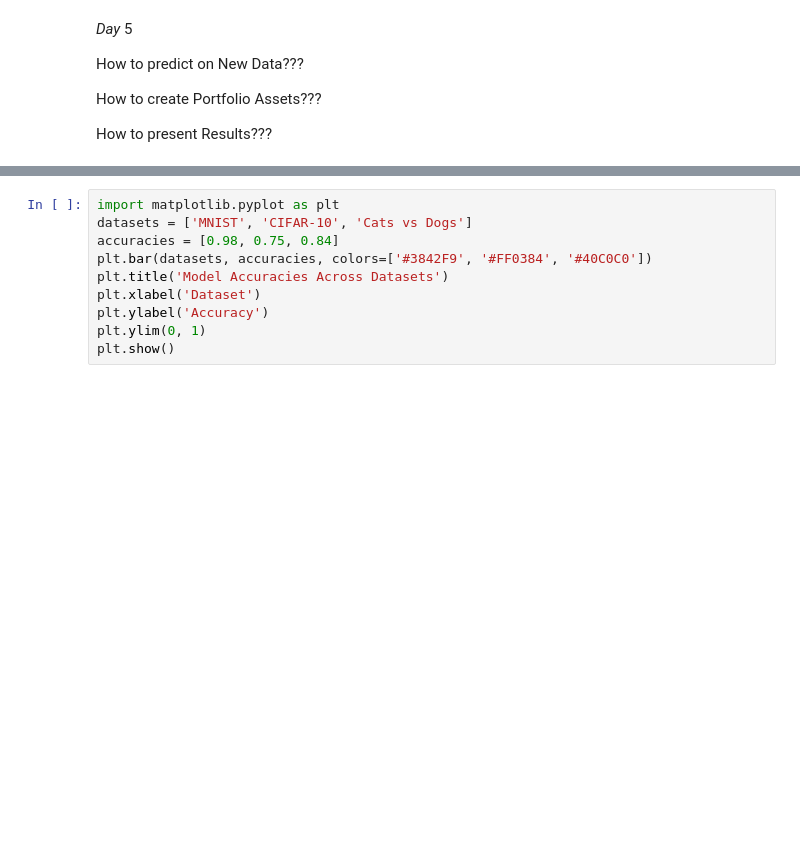
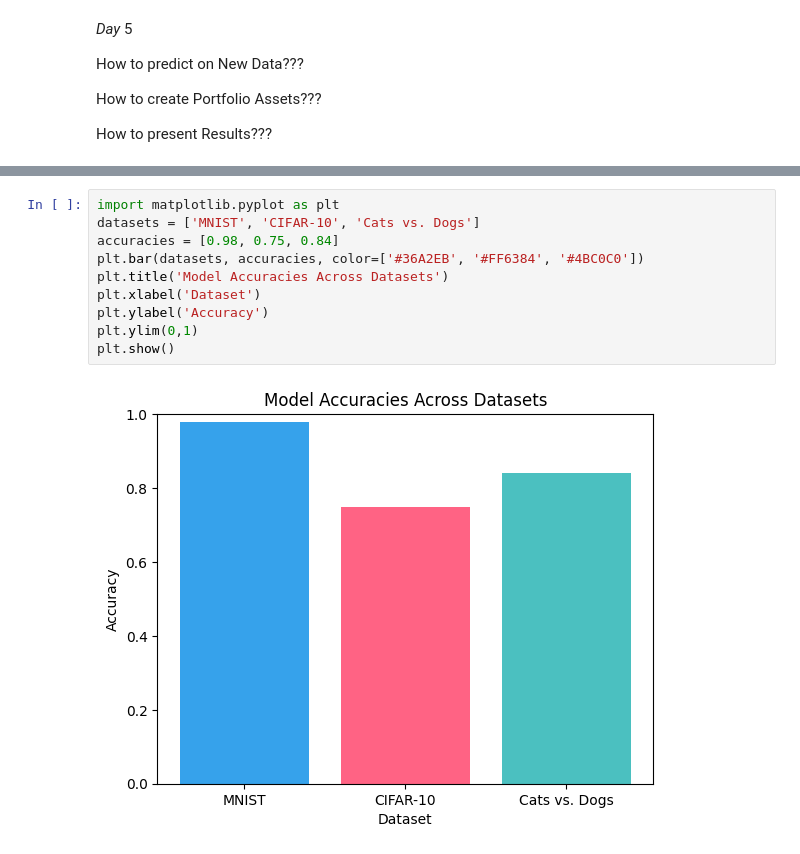
Before and after one commit to snjugunanjenga/Image-Recognition-ML-Bootcamp, a Jupyter notebook: Image_Recognition_5Days_Bootcamp.ipynb, the cells around one changed output, grey strips where cells are left out. Drawn from its saved outputs; the diff is of its cells as text; blank space fills up the shorter version.

```diff
--- a/Image_Recognition_5Days_Bootcamp.ipynb
+++ b/Image_Recognition_5Days_Bootcamp.ipynb
@@ -391,10 +447,12 @@ print('Predicted class: ', 'Dog' if prediction[0][0] > 0.5 else 'Cat')
 # %%
 import matplotlib.pyplot as plt
-datasets = ['MNIST', 'CIFAR-10', 'Cats vs Dogs']
+datasets = ['MNIST', 'CIFAR-10', 'Cats vs. Dogs']
 accuracies = [0.98, 0.75, 0.84]
-plt.bar(datasets, accuracies, colors=['#3842F9', '#FF0384', '#40C0C0'])
+plt.bar(datasets, accuracies, color=['#36A2EB', '#FF6384', '#4BC0C0'])
 plt.title('Model Accuracies Across Datasets')
 plt.xlabel('Dataset')
 plt.ylabel('Accuracy')
-plt.ylim(0, 1)
+plt.ylim(0,1)
 plt.show()
+# %% [output]
+[figure, added]
```
Also changed, not shown: parts of 10 cells of this notebook.
